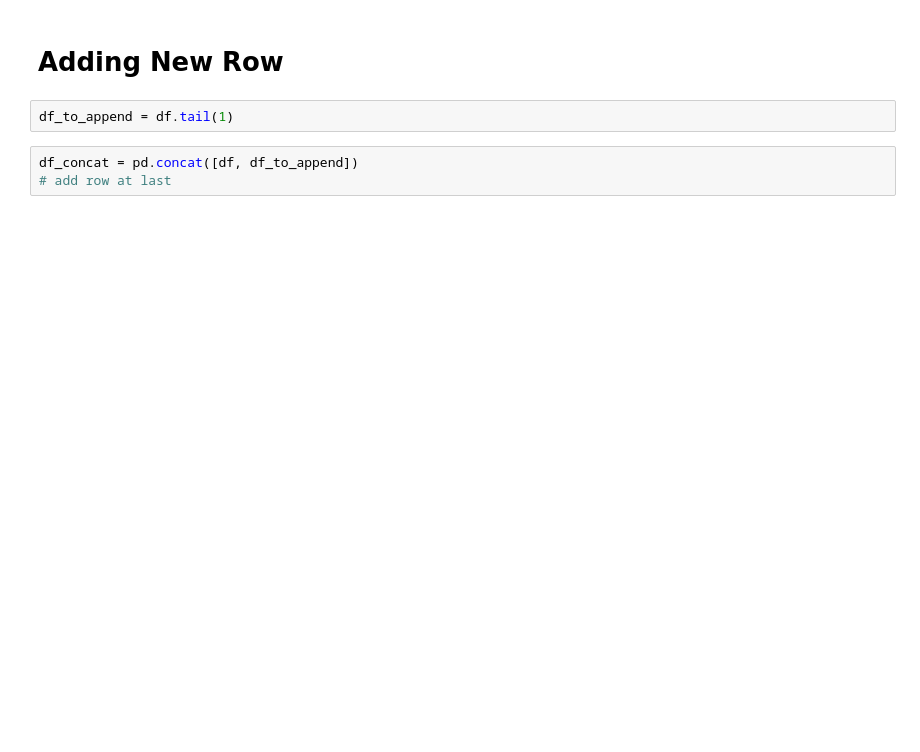
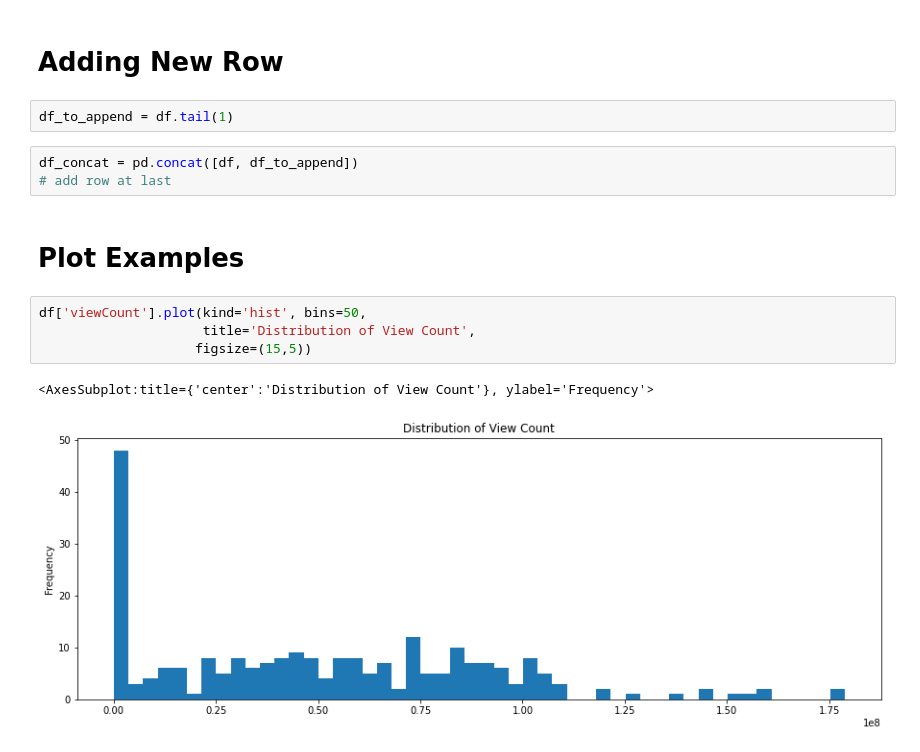
Before and after one commit to majogamit/Intro-to-Pandas, a Jupyter notebook: simple-intro-to-pandas.ipynb, the cells around one changed output. Drawn from its saved outputs; the diff is of its cells as text; blank space fills up the shorter version.

Commit message:
V11 Plot Examples

```diff
--- a/simple-intro-to-pandas.ipynb
+++ b/simple-intro-to-pandas.ipynb
@@ -396,3 +396,12 @@ df_to_append = df.tail(1)
 # %%
 df_concat = pd.concat([df, df_to_append])
 # add row at last
+# %% [markdown]
+# Plot Examples
+# %%
+df['viewCount'].plot(kind='hist', bins=50,
+                     title='Distribution of View Count',
+                    figsize=(15,5))
+# %% [output]
+<AxesSubplot:title={'center':'Distribution of View Count'}, ylabel='Frequency'>
+[figure, added]
```
Also changed, not shown: parts of 2 cells of this notebook.
